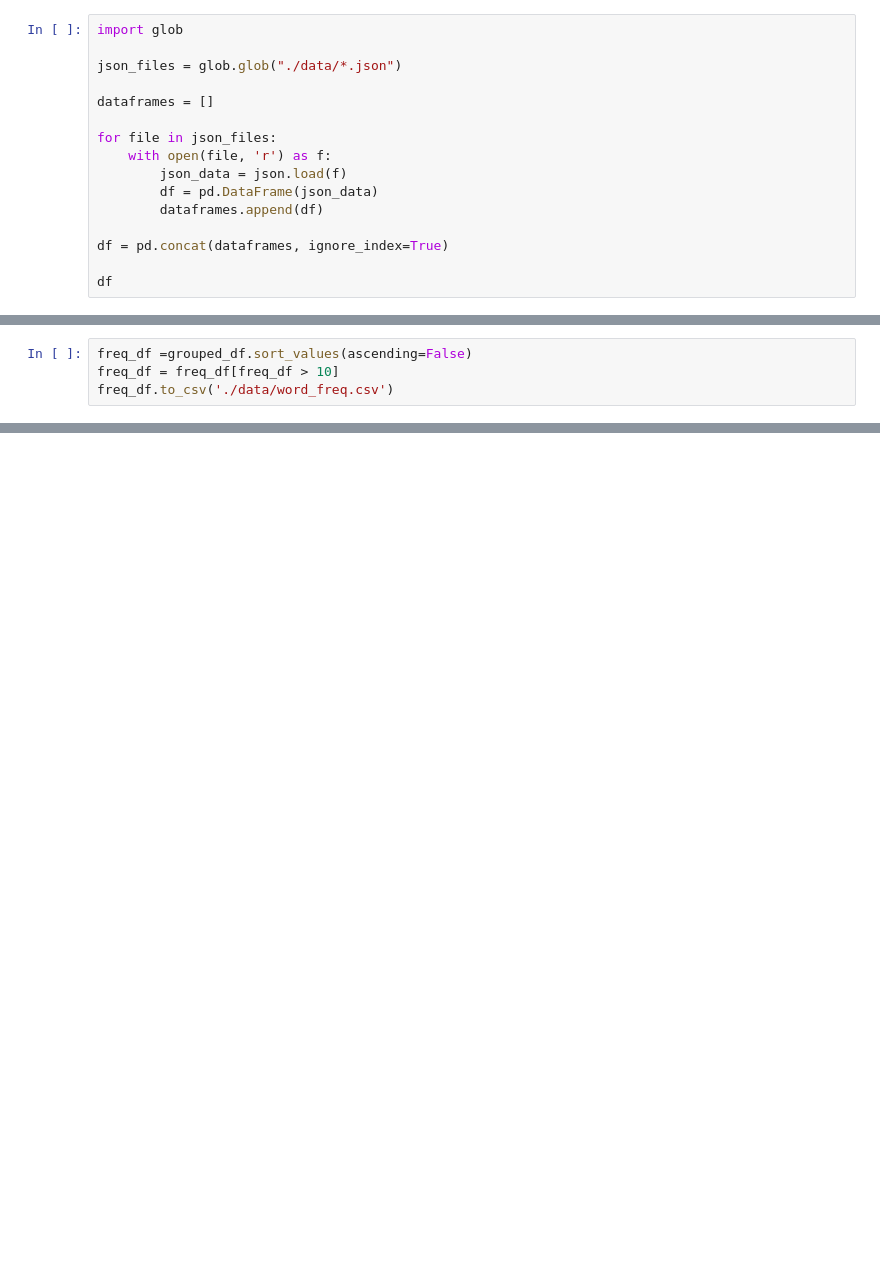
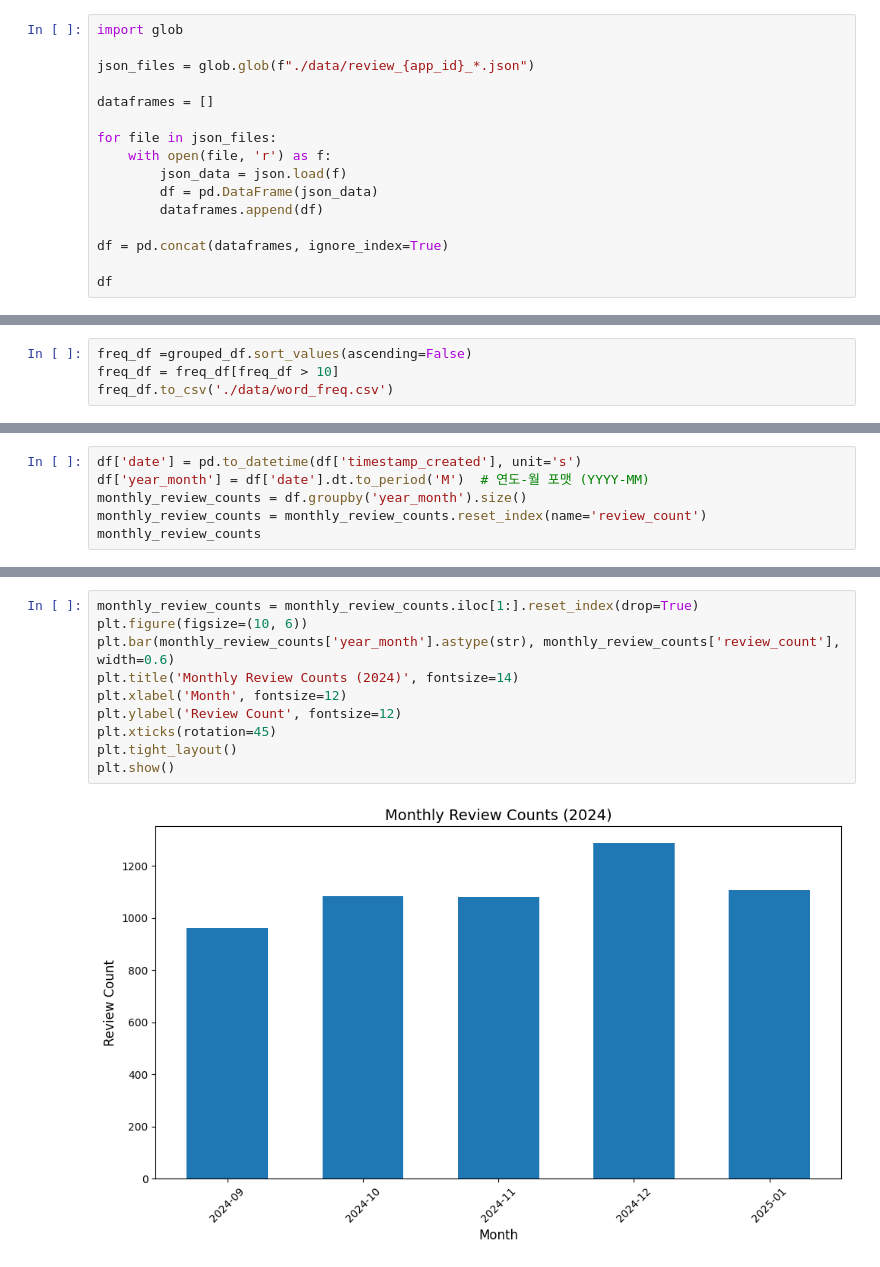
Before and after one commit to openkmj/data_engineering_course_materials, a Jupyter notebook: mini-project/proto.ipynb, the cells around one changed output, grey strips where cells are left out. Drawn from its saved outputs; the diff is of its cells as text; blank space fills up the shorter version.

```diff
--- a/mini-project/proto.ipynb
+++ b/mini-project/proto.ipynb
@@ -52,7 +71,7 @@ reviews = fetch_all_reviews(app_id)
 # %%
 import glob
 
-json_files = glob.glob("./data/*.json")
+json_files = glob.glob(f"./data/review_{app_id}_*.json")
 
 dataframes = []
 
@@ -92,0 +156,6 @@ plt.show()
+# %%
+df['date'] = pd.to_datetime(df['timestamp_created'], unit='s')
+df['year_month'] = df['date'].dt.to_period('M')  # 연도-월 포맷 (YYYY-MM)
+monthly_review_counts = df.groupby('year_month').size()
+monthly_review_counts = monthly_review_counts.reset_index(name='review_count')
+monthly_review_counts
@@ -92,0 +167,12 @@ plt.show()
+# %%
+monthly_review_counts = monthly_review_counts.iloc[1:].reset_index(drop=True)
+plt.figure(figsize=(10, 6))
+plt.bar(monthly_review_counts['year_month'].astype(str), monthly_review_counts['review_count'], width=0.6)
+plt.title('Monthly Review Counts (2024)', fontsize=14)
+plt.xlabel('Month', fontsize=12)
+plt.ylabel('Review Count', fontsize=12)
+plt.xticks(rotation=45)
+plt.tight_layout()
+plt.show()
+# %% [output]
+[figure, added]
```
Also changed, not shown: parts of 7 cells of this notebook, 5 other files.
